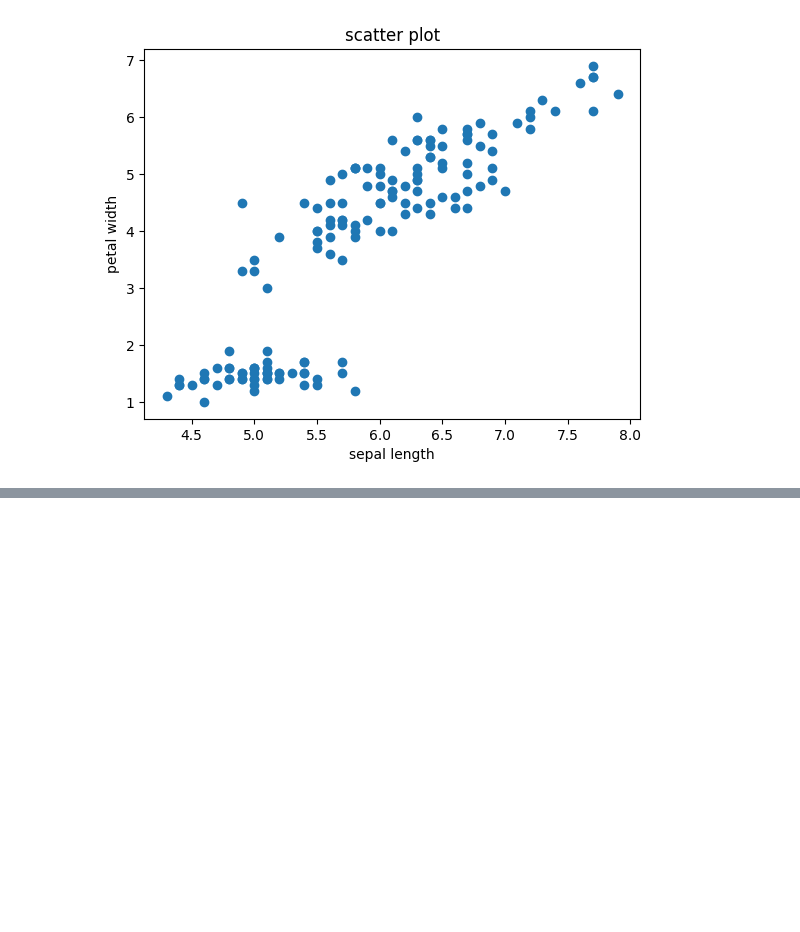
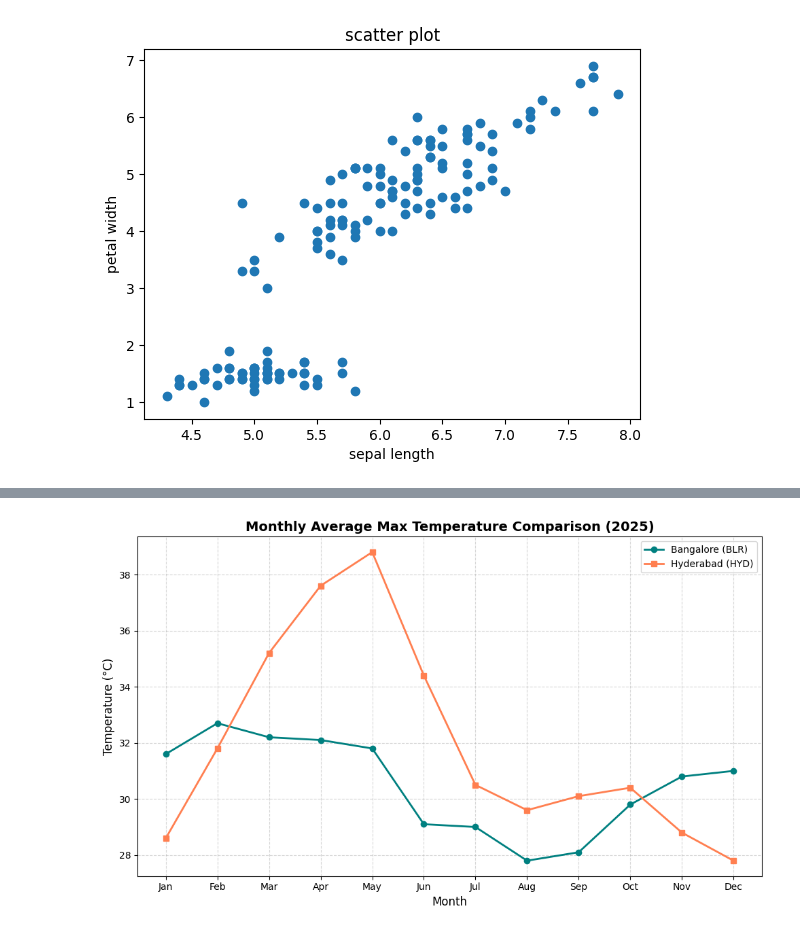
Before and after one commit to BhuvanHande/ML-Lab, a Jupyter notebook: lab2.ipynb, the cells around one changed output, grey strips where cells are left out. Drawn from its saved outputs; the diff is of its cells as text; code cells hidden in the pictures; blank space fills up the shorter version.

```diff
--- a/lab2.ipynb
+++ b/lab2.ipynb
@@ -39,0 +105,36 @@ plt.show()
+# %%
+# Simple Weather Data Visualizer
+import pandas as pd
+import matplotlib.pyplot as plt
+
+# Import the dataset from a CSV file
+# Make sure 'weather_data.csv' is saved in your script's directory
+df = pd.read_csv('weather_data.csv')
+
+# Create the plot window
+plt.figure(figsize=(10, 6))
+
+# Plot Bangalore using a teal line
+plt.plot(
+    df['Month'], df['Bangalore_Max'],
+    marker='o', color='#008080', linewidth=2, label='Bangalore (BLR)'
+)
+
+# Plot Hyderabad using a coral line
+plt.plot(
+    df['Month'], df['Hyderabad_Max'],
+    marker='s', color='#FF7F50', linewidth=2, label='Hyderabad (HYD)'
+)
+
+# Chart layout customizations
+plt.title('Monthly Average Max Temperature Comparison (2025)', fontsize=14, fontweight='bold')
+plt.xlabel('Month', fontsize=12)
+plt.ylabel('Temperature (°C)', fontsize=12)
+plt.grid(True, linestyle='--', alpha=0.5)
+plt.legend()
+
+# Display the chart
+plt.tight_layout()
+plt.show()
+# %% [output]
+[figure, added]
```
Also changed, not shown: parts of 3 cells of this notebook.
